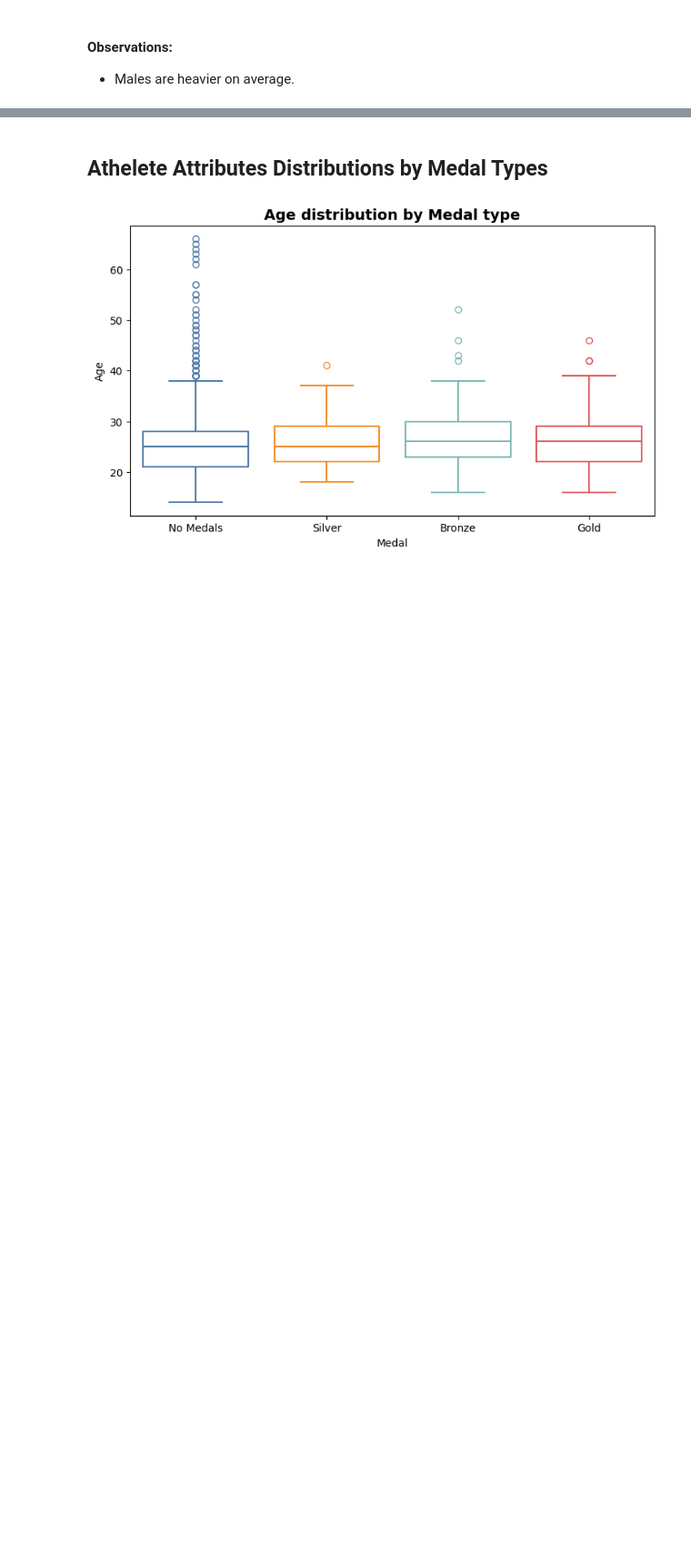
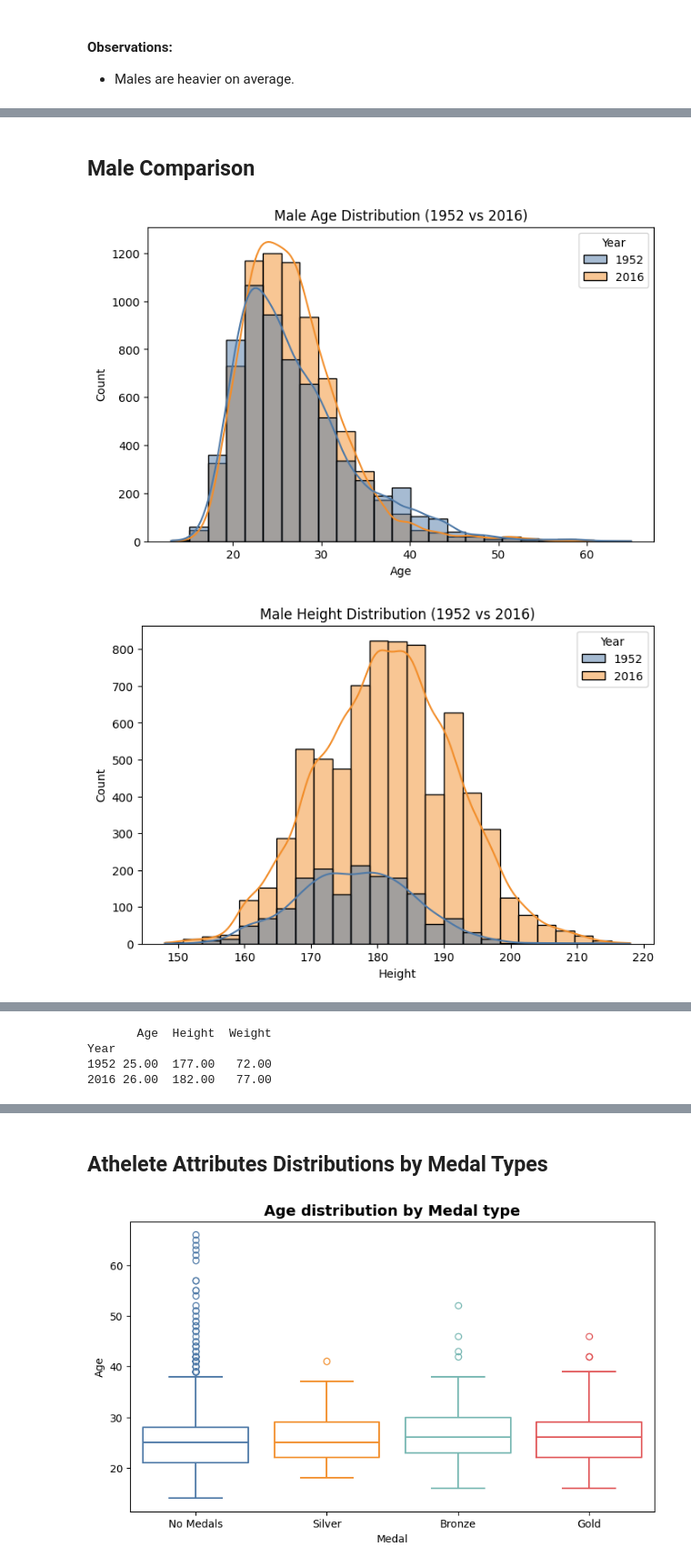
Before and after one commit to xnuv1/GA-EDA-Project, a Jupyter notebook: Code/Code.ipynb, the cells around one changed output, grey strips where cells are left out. Shown at 91% size. Cells and saved outputs as stored; diff of their text form; code cells hidden in the pictures; blank space fills up the shorter version.

```diff
--- a/Code/Code.ipynb
+++ b/Code/Code.ipynb
@@ -317,0 +398,19 @@ plt.show()
+# %% [markdown]
+## Male Comparison
+# %%
+# Compare Male Demographic between 1952 and 2016
+
+
+male_compare = olympics_df[
+    (olympics_df['Year'].isin([1952, 2016])) &
+    (olympics_df['Season'] == "Summer") &
+    (olympics_df['Sex'] == "Male")
+]
+for demo in ['Age','Height','Weight']:
+    plt.figure(figsize=(8,5))
+    sns.histplot(data=male_compare, x=demo, hue='Year', kde=True, bins=25, palette=tableau_colors)
+    plt.title(f"Male {demo} Distribution (1952 vs 2016)")
+    plt.show()
+# %% [output]
+[figure, added]
+[figure, added]
@@ -317,0 +418,8 @@ plt.show()
+# %%
+Male_summary = male_compare.groupby('Year')[['Age','Height','Weight']].median()
+print(Male_summary)
+# %% [output]
+       Age  Height  Weight
+Year
+1952 25.00  177.00   72.00
+2016 26.00  182.00   77.00
```
Also changed, not shown: parts of 38 cells of this notebook.
